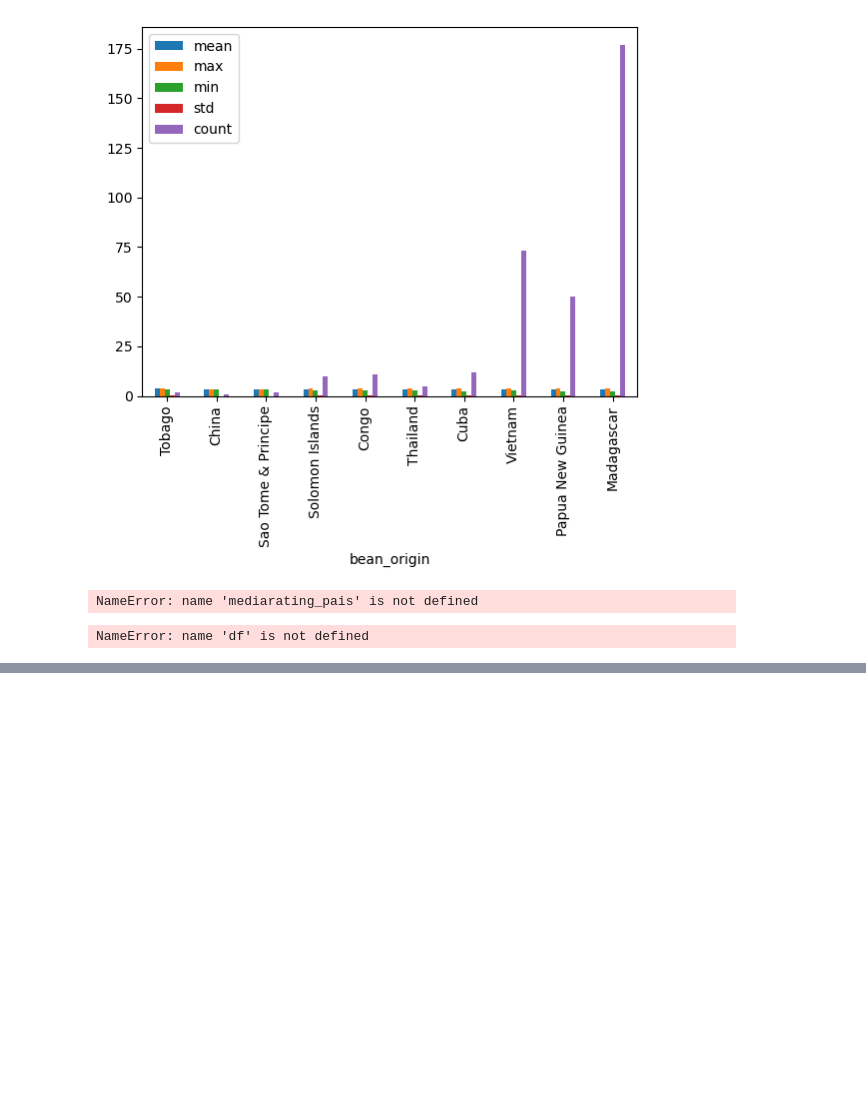
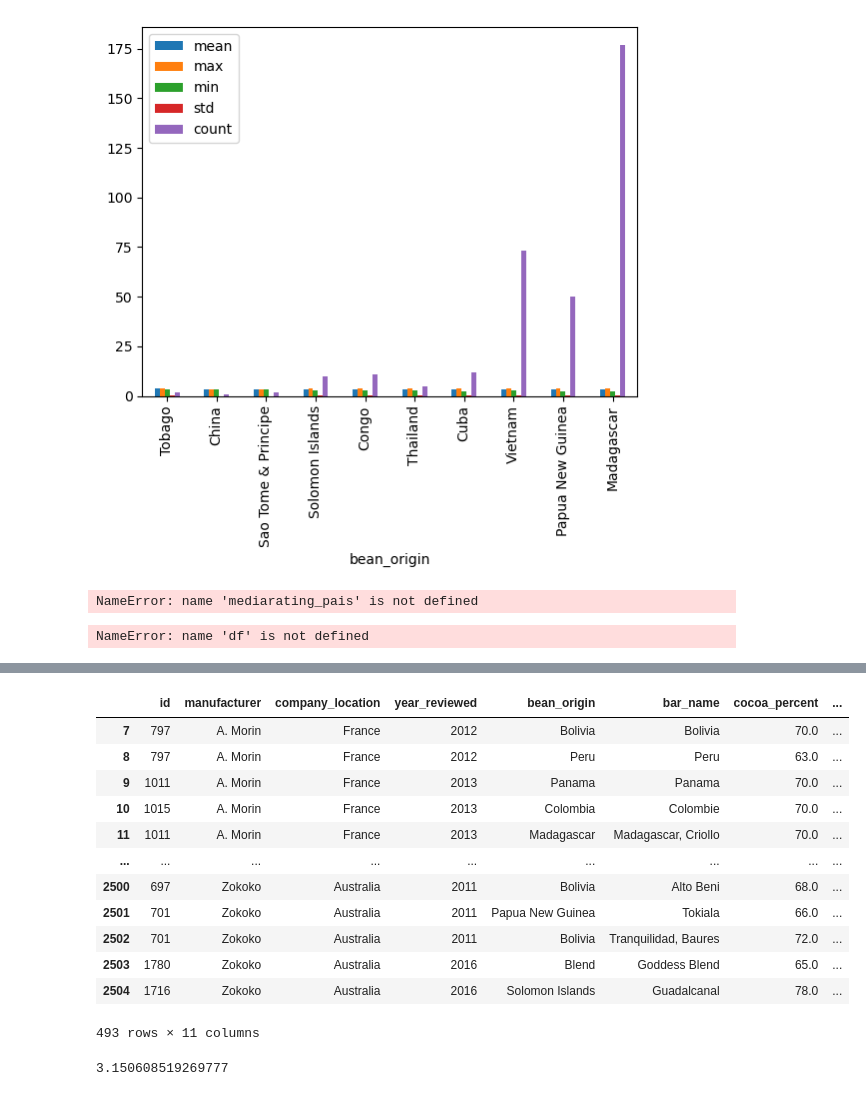
Before and after one commit to amalia345/Chocolates, a Jupyter notebook: analisis.ipynb, the cells around one changed output, grey strips where cells are left out. Cells and saved outputs as stored; diff of their text form; code cells hidden in the pictures; blank space fills up the shorter version.

```diff
--- a/analisis.ipynb
+++ b/analisis.ipynb
@@ -126,0 +192,22 @@ NameError: name 'df' is not defined
+# %%
+data_lecitina
+# %% [output]
+|  | id | manufacturer | company_location | year_reviewed | bean_origin | bar_name | cocoa_percent | ... |
+| 7 | 797 | A. Morin | France | 2012 | Bolivia | Bolivia | 70.0 | ... |
+| 8 | 797 | A. Morin | France | 2012 | Peru | Peru | 63.0 | ... |
+| 9 | 1011 | A. Morin | France | 2013 | Panama | Panama | 70.0 | ... |
+| 10 | 1015 | A. Morin | France | 2013 | Colombia | Colombie | 70.0 | ... |
+| 11 | 1011 | A. Morin | France | 2013 | Madagascar | Madagascar, Criollo | 70.0 | ... |
+| ... | ... | ... | ... | ... | ... | ... | ... | ... |
+| 2500 | 697 | Zokoko | Australia | 2011 | Bolivia | Alto Beni | 68.0 | ... |
+| 2501 | 701 | Zokoko | Australia | 2011 | Papua New Guinea | Tokiala | 66.0 | ... |
+| 2502 | 701 | Zokoko | Australia | 2011 | Bolivia | Tranquilidad, Baures | 72.0 | ... |
+| 2503 | 1780 | Zokoko | Australia | 2016 | Blend | Goddess Blend | 65.0 | ... |
+| 2504 | 1716 | Zokoko | Australia | 2016 | Solomon Islands | Guadalcanal | 78.0 | ... |
+493 rows × 11 columns
+# %%
+
+data_lecitina["rating"].mean() #Saca el promedio del rating de las barras que contienen lecitina
+#guardamos todo en un dataframe
+# %% [output]
+3.150608519269777
```
Also changed, not shown: parts of 16 cells of this notebook.
